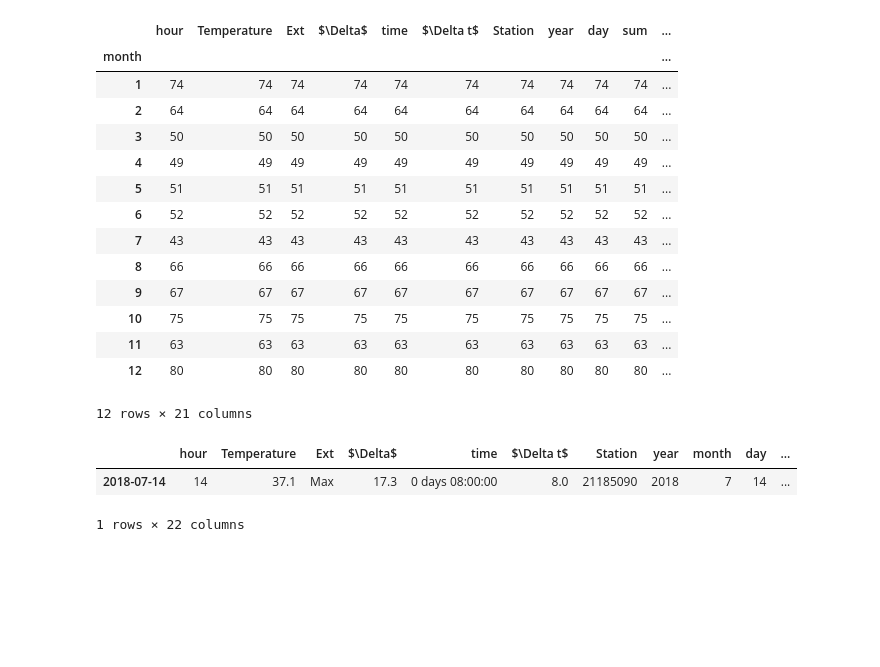
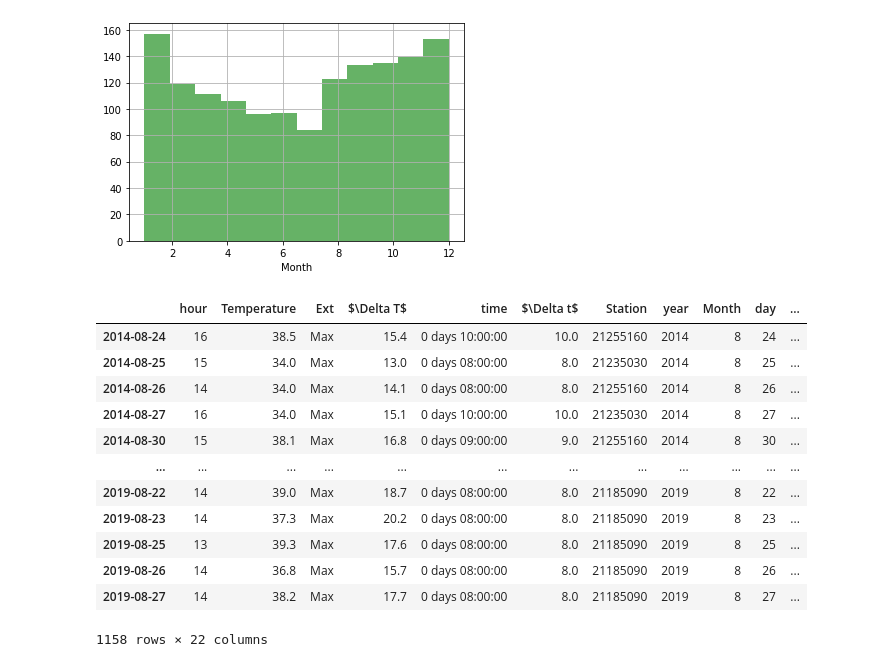
Before and after one commit to SaraFraija/FoehnColombia, a Jupyter notebook: AlgoritmoDEFINITIVOpaper.ipynb, the cells around one changed output. Cells and saved outputs as stored; diff of their text form; code cells hidden in the pictures; blank space fills up the shorter version.

```diff
--- a/AlgoritmoDEFINITIVOpaper.ipynb
+++ b/AlgoritmoDEFINITIVOpaper.ipynb
@@ -239,24 +225,25 @@ array([[<matplotlib.axes._subplots.AxesSubplot object at 0x...>]],
-# %%
-Foehn['2016':'2019'].groupby('month').count()
-# %% [output]
-|  | hour | Temperature | Ext | $\Delta$ | time | $\Delta t$ | Station | year | day | sum | ... |
-| month |  |  |  |  |  |  |  |  |  |  | ... |
-| 1 | 74 | 74 | 74 | 74 | 74 | 74 | 74 | 74 | 74 | 74 | ... |
-| 2 | 64 | 64 | 64 | 64 | 64 | 64 | 64 | 64 | 64 | 64 | ... |
-| 3 | 50 | 50 | 50 | 50 | 50 | 50 | 50 | 50 | 50 | 50 | ... |
-| 4 | 49 | 49 | 49 | 49 | 49 | 49 | 49 | 49 | 49 | 49 | ... |
-| 5 | 51 | 51 | 51 | 51 | 51 | 51 | 51 | 51 | 51 | 51 | ... |
-| 6 | 52 | 52 | 52 | 52 | 52 | 52 | 52 | 52 | 52 | 52 | ... |
-| 7 | 43 | 43 | 43 | 43 | 43 | 43 | 43 | 43 | 43 | 43 | ... |
-| 8 | 66 | 66 | 66 | 66 | 66 | 66 | 66 | 66 | 66 | 66 | ... |
-| 9 | 67 | 67 | 67 | 67 | 67 | 67 | 67 | 67 | 67 | 67 | ... |
-| 10 | 75 | 75 | 75 | 75 | 75 | 75 | 75 | 75 | 75 | 75 | ... |
-| 11 | 63 | 63 | 63 | 63 | 63 | 63 | 63 | 63 | 63 | 63 | ... |
-| 12 | 80 | 80 | 80 | 80 | 80 | 80 | 80 | 80 | 80 | 80 | ... |
-12 rows × 21 columns
-# %%
-Foehn['2018-07-14']
-# %% [output]
-|  | hour | Temperature | Ext | $\Delta$ | time | $\Delta t$ | Station | year | month | day | ... |
-| 2018-07-14 | 14 | 37.1 | Max | 17.3 | 0 days 08:00:00 | 8.0 | 21185090 | 2018 | 7 | 14 | ... |
-1 rows × 22 columns
+# %%
+Foehn.rename(columns={'month':'Month'},inplace=True)
+Foehn.rename(columns={'$\Delta$':'$\Delta T$'},inplace=True)
+Foehn.sort_index().loc['2014-01-01':'2021-03-03'].hist('Month',bins=12,color="green",alpha=0.6)
+plt.xlabel('Month')
+plt.title('')
+plt.savefig('CasesByMonth.png',bbox_inches='tight')
+# %% [output]
+[figure, added]
+# %%
+Foehn.sort_index().loc['2014-08-23':'2019-08-27']
+# %% [output]
+|  | hour | Temperature | Ext | $\Delta T$ | time | $\Delta t$ | Station | year | Month | day | ... |
+| 2014-08-24 | 16 | 38.5 | Max | 15.4 | 0 days 10:00:00 | 10.0 | 21255160 | 2014 | 8 | 24 | ... |
+| 2014-08-25 | 15 | 34.0 | Max | 13.0 | 0 days 08:00:00 | 8.0 | 21235030 | 2014 | 8 | 25 | ... |
+| 2014-08-26 | 14 | 34.0 | Max | 14.1 | 0 days 08:00:00 | 8.0 | 21255160 | 2014 | 8 | 26 | ... |
+| 2014-08-27 | 16 | 34.0 | Max | 15.1 | 0 days 10:00:00 | 10.0 | 21235030 | 2014 | 8 | 27 | ... |
+| 2014-08-30 | 15 | 38.1 | Max | 16.8 | 0 days 09:00:00 | 9.0 | 21255160 | 2014 | 8 | 30 | ... |
+| ... | ... | ... | ... | ... | ... | ... | ... | ... | ... | ... | ... |
+| 2019-08-22 | 14 | 39.0 | Max | 18.7 | 0 days 08:00:00 | 8.0 | 21185090 | 2019 | 8 | 22 | ... |
+| 2019-08-23 | 14 | 37.3 | Max | 20.2 | 0 days 08:00:00 | 8.0 | 21185090 | 2019 | 8 | 23 | ... |
+| 2019-08-25 | 13 | 39.3 | Max | 17.6 | 0 days 08:00:00 | 8.0 | 21185090 | 2019 | 8 | 25 | ... |
+| 2019-08-26 | 14 | 36.8 | Max | 15.7 | 0 days 08:00:00 | 8.0 | 21185090 | 2019 | 8 | 26 | ... |
+| 2019-08-27 | 14 | 38.2 | Max | 17.7 | 0 days 08:00:00 | 8.0 | 21185090 | 2019 | 8 | 27 | ... |
+1158 rows × 22 columns
```
Also changed, not shown: parts of 16 cells of this notebook.
